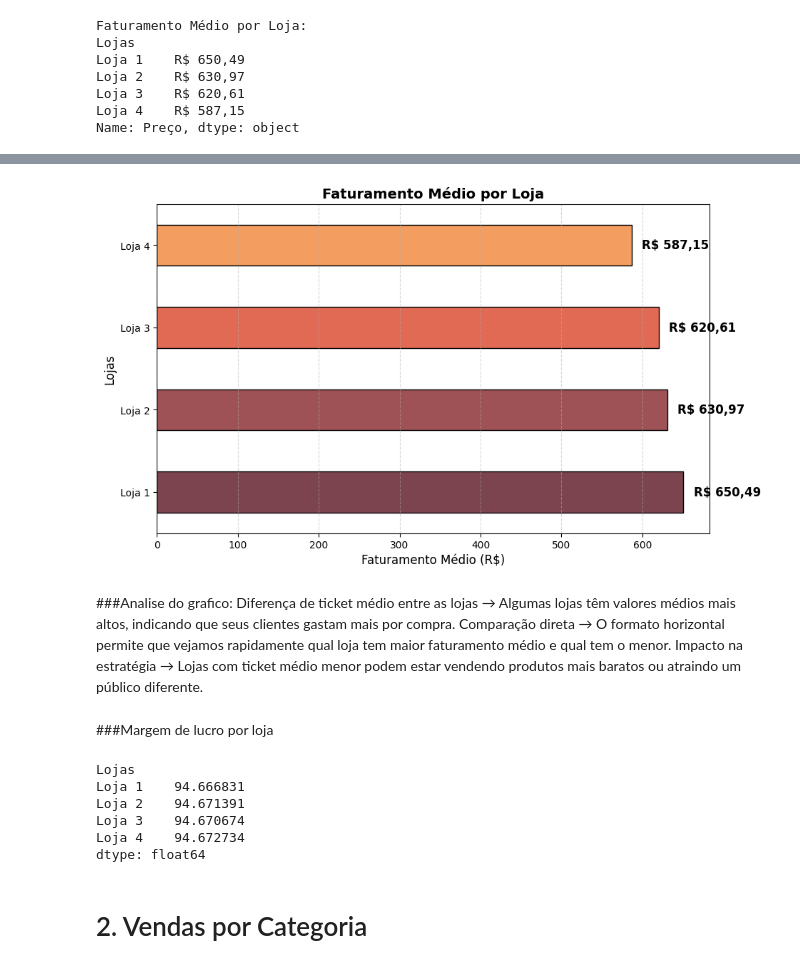
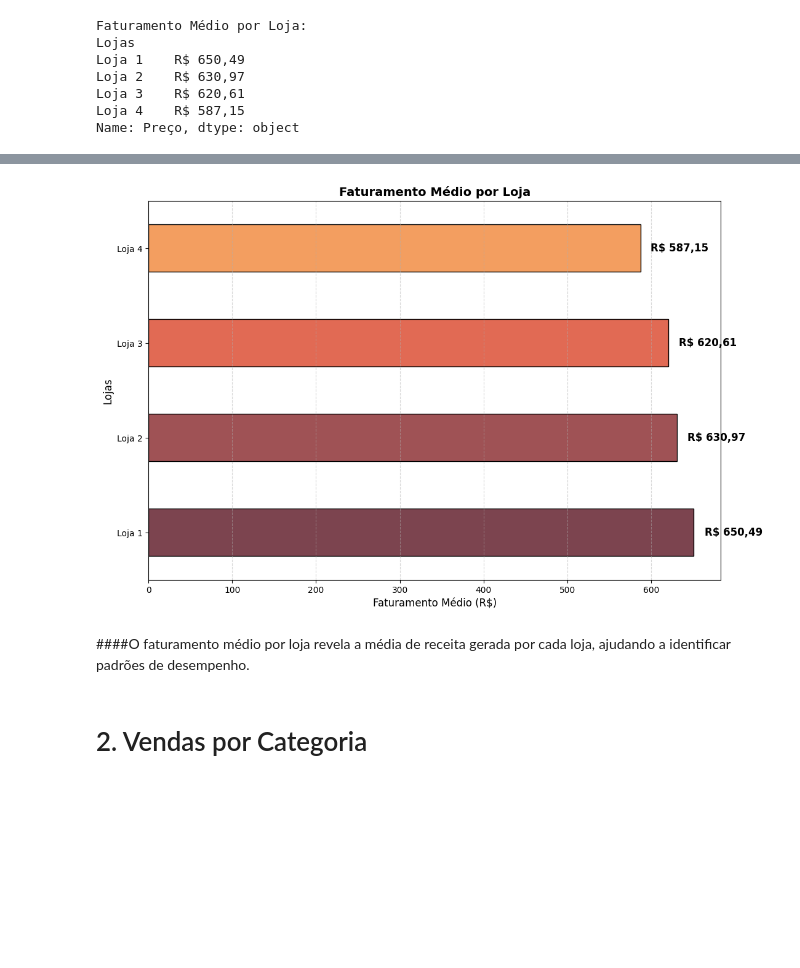
Before and after one commit to Cecilia0292/DataScienceLojaAlura, a Jupyter notebook: AluraStoreBr.ipynb, the cells around one changed output, grey strips where cells are left out. Cells and saved outputs as stored; diff of their text form; code cells hidden in the pictures; blank space fills up the shorter version.

```diff
--- a/AluraStoreBr.ipynb
+++ b/AluraStoreBr.ipynb
@@ -169,7 +149,7 @@ Name: Preço, dtype: object
 import matplotlib.pyplot as plt
 
 # Configurando o tamanho do gráfico antes de plotar
-fig, ax = plt.subplots(figsize=(12, 6))
+fig, ax = plt.subplots(figsize=(14, 8))
 
 # Cores personalizadas
 cores = ["#7C444F", "#9F5255", "#E16A54", "#F39E60"]
@@ -198,41 +189,31 @@ Por meio do grafico é possivel comparar a performance geral de cada loja,  most
 # %%
 import matplotlib.pyplot as plt
 
 # Criando o gráfico
 faturamento_medio_por_loja = faturamento_medio_por_loja.astype(float)  # Garante que os valores são numéricos
-ax = faturamento_medio_por_loja.plot(kind="barh", color=["#7C444F","#9F5255", "#E16A54","#F39E60"], figsize=(10, 6), edgecolor="black")
+ax = faturamento_medio_por_loja.plot(
+    kind="barh",
+    color=["#7C444F","#9F5255", "#E16A54","#F39E60"],
+    figsize=(12, 8),
+    edgecolor="black"
+    )
 
 # Adicionando rótulos nas barras
 for i, v in enumerate(faturamento_medio_por_loja):
     ax.text(v + (v * 0.02), i, f"R$ {v:,.2f}".replace(",", "X").replace(".", ",").replace("X", "."), va="center", fontsize=12, fontweight="bold")
 
 plt.title("Faturamento Médio por Loja", fontsize=14, fontweight="bold")
 plt.xlabel("Faturamento Médio (R$)", fontsize=12)
 plt.ylabel("Lojas", fontsize=12)
 plt.grid(axis="x", linestyle="--", alpha=0.5)
 
 # Exibir o gráfico
 plt.show()
 # %% [output]
-[figure, old version]
+[figure, new version]
-# %% [markdown]
-###Analise do grafico:
-Diferença de ticket médio entre as lojas → Algumas lojas têm valores médios mais altos, indicando que seus clientes gastam mais por compra.
-Comparação direta → O formato horizontal permite que vejamos rapidamente qual loja tem maior faturamento médio e qual tem o menor.
-Impacto na estratégia → Lojas com ticket médio menor podem estar vendendo produtos mais baratos ou atraindo um público diferente.
-# %% [markdown]
-###Margem de lucro por loja
-# %%
-custo_total_por_loja = df_unificado.groupby("Lojas")["Frete"].sum()
-margem_lucro_por_loja = (faturamento_total_por_loja - custo_total_por_loja) / faturamento_total_por_loja * 100
-print(margem_lucro_por_loja)
-# %% [output]
-Lojas
-Loja 1    94.666831
-Loja 2    94.671391
-Loja 3    94.670674
-Loja 4    94.672734
-dtype: float64
+# %% [markdown]
+
+####O faturamento médio por loja revela a média de receita gerada por cada loja, ajudando a identificar padrões de desempenho.
 # %% [markdown]
 # 2. Vendas por Categoria
 # %% [markdown]
```
Also changed, not shown: parts of 39 cells of this notebook.
